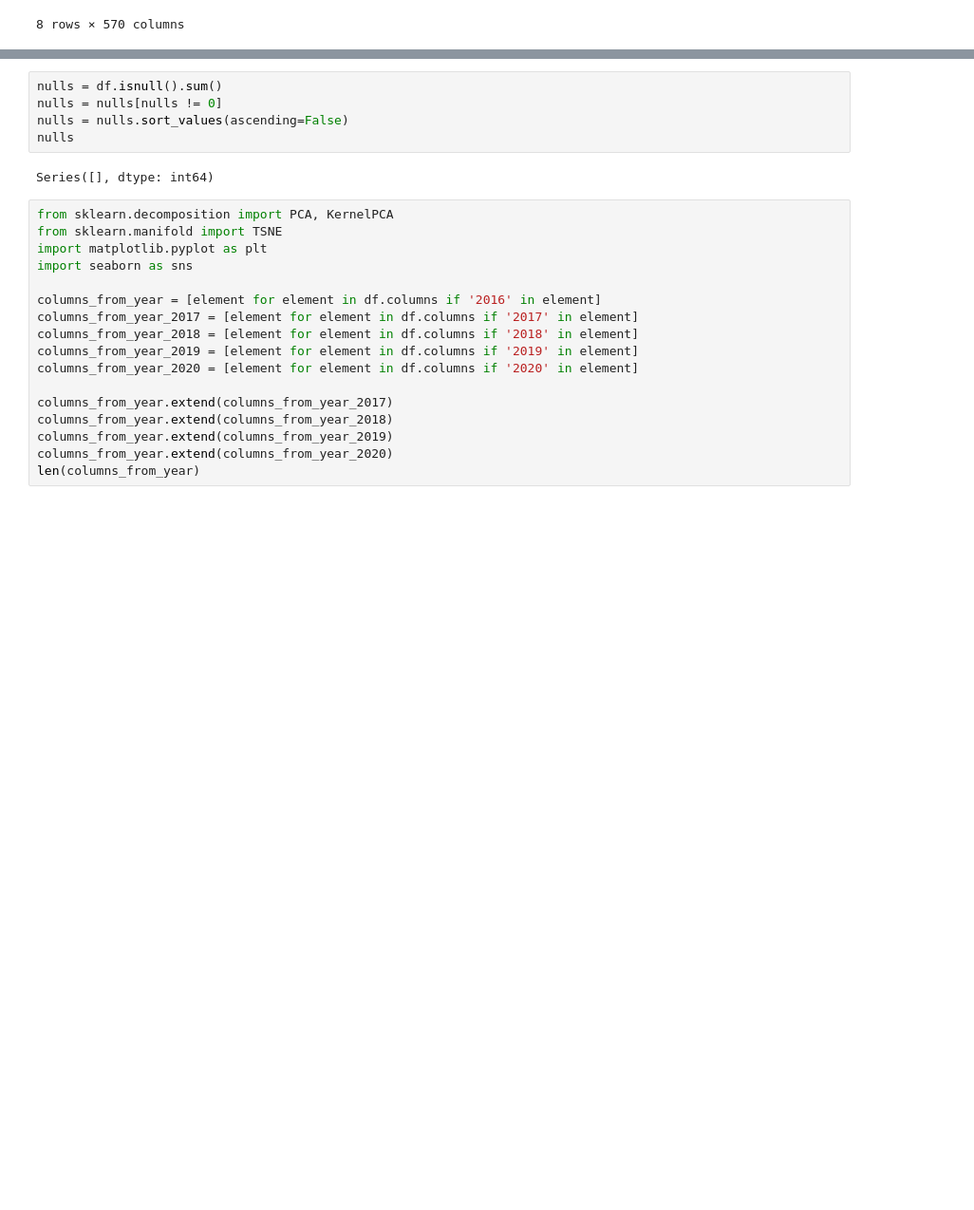
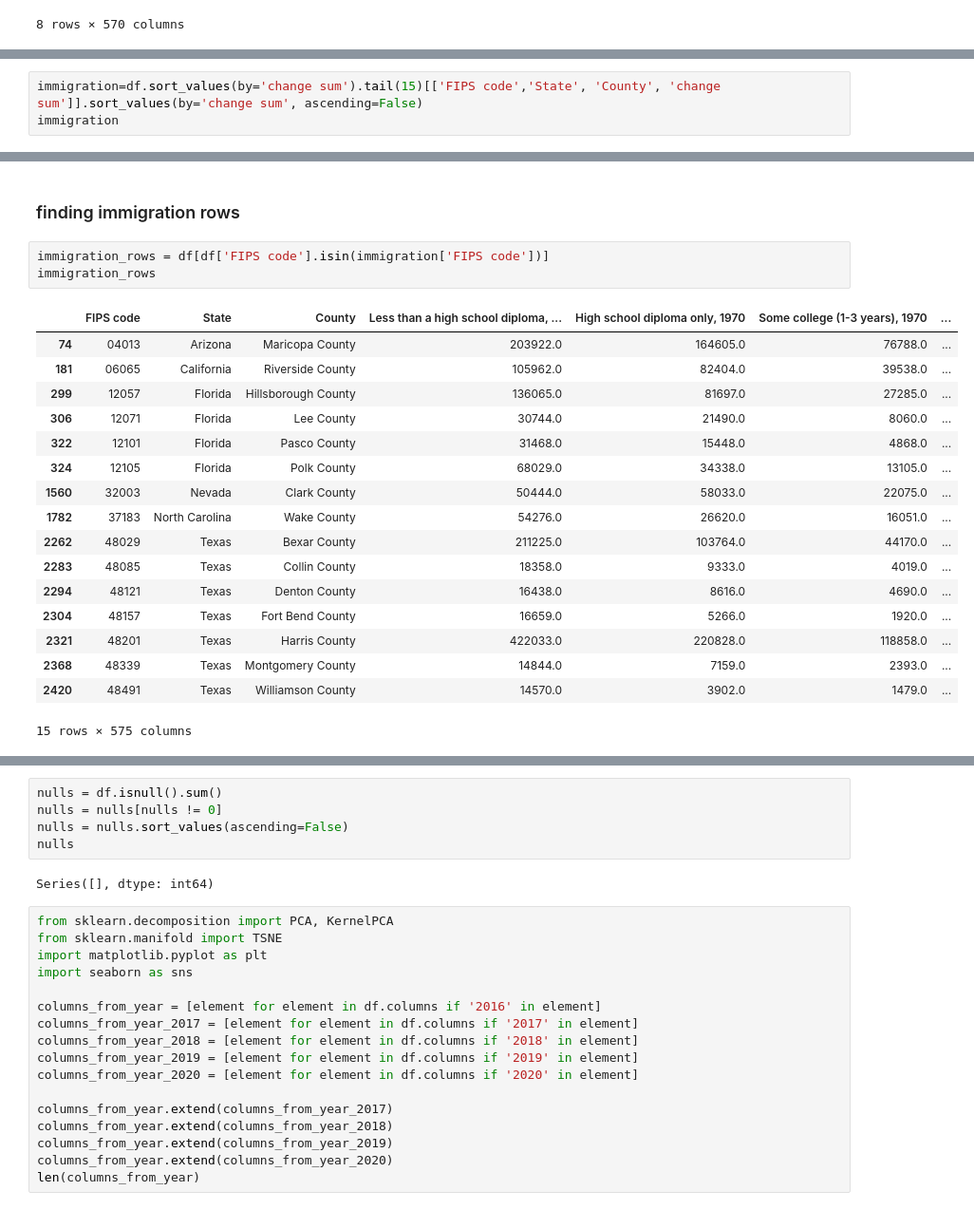
Before and after one commit to FIlipHand/USMigrations, a Jupyter notebook: research/dane.ipynb, the cells around one changed output, grey strips where cells are left out. Shown at 95% size. Drawn from its saved outputs; the diff is of its cells as text; blank space fills up the shorter version.

```diff
--- a/research/dane.ipynb
+++ b/research/dane.ipynb
@@ -197,0 +371,3 @@ df.describe()
+# %%
+immigration=df.sort_values(by='change sum').tail(15)[['FIPS code','State', 'County', 'change sum']].sort_values(by='change sum', ascending=False)
+immigration
@@ -197,0 +391,23 @@ df.describe()
+# %% [markdown]
+### finding immigration rows
+# %%
+immigration_rows = df[df['FIPS code'].isin(immigration['FIPS code'])]
+immigration_rows
+# %% [output]
+|  | FIPS code | State | County | Less than a high school diploma, ... | High school diploma only, 1970 | Some college (1-3 years), 1970 | ... |
+| 74 | 04013 | Arizona | Maricopa County | 203922.0 | 164605.0 | 76788.0 | ... |
+| 181 | 06065 | California | Riverside County | 105962.0 | 82404.0 | 39538.0 | ... |
+| 299 | 12057 | Florida | Hillsborough County | 136065.0 | 81697.0 | 27285.0 | ... |
+| 306 | 12071 | Florida | Lee County | 30744.0 | 21490.0 | 8060.0 | ... |
+| 322 | 12101 | Florida | Pasco County | 31468.0 | 15448.0 | 4868.0 | ... |
+| 324 | 12105 | Florida | Polk County | 68029.0 | 34338.0 | 13105.0 | ... |
+| 1560 | 32003 | Nevada | Clark County | 50444.0 | 58033.0 | 22075.0 | ... |
+| 1782 | 37183 | North Carolina | Wake County | 54276.0 | 26620.0 | 16051.0 | ... |
+| 2262 | 48029 | Texas | Bexar County | 211225.0 | 103764.0 | 44170.0 | ... |
+| 2283 | 48085 | Texas | Collin County | 18358.0 | 9333.0 | 4019.0 | ... |
+| 2294 | 48121 | Texas | Denton County | 16438.0 | 8616.0 | 4690.0 | ... |
+| 2304 | 48157 | Texas | Fort Bend County | 16659.0 | 5266.0 | 1920.0 | ... |
+| 2321 | 48201 | Texas | Harris County | 422033.0 | 220828.0 | 118858.0 | ... |
+| 2368 | 48339 | Texas | Montgomery County | 14844.0 | 7159.0 | 2393.0 | ... |
+| 2420 | 48491 | Texas | Williamson County | 14570.0 | 3902.0 | 1479.0 | ... |
+15 rows × 575 columns
```
Also changed, not shown: parts of 26 cells of this notebook.
